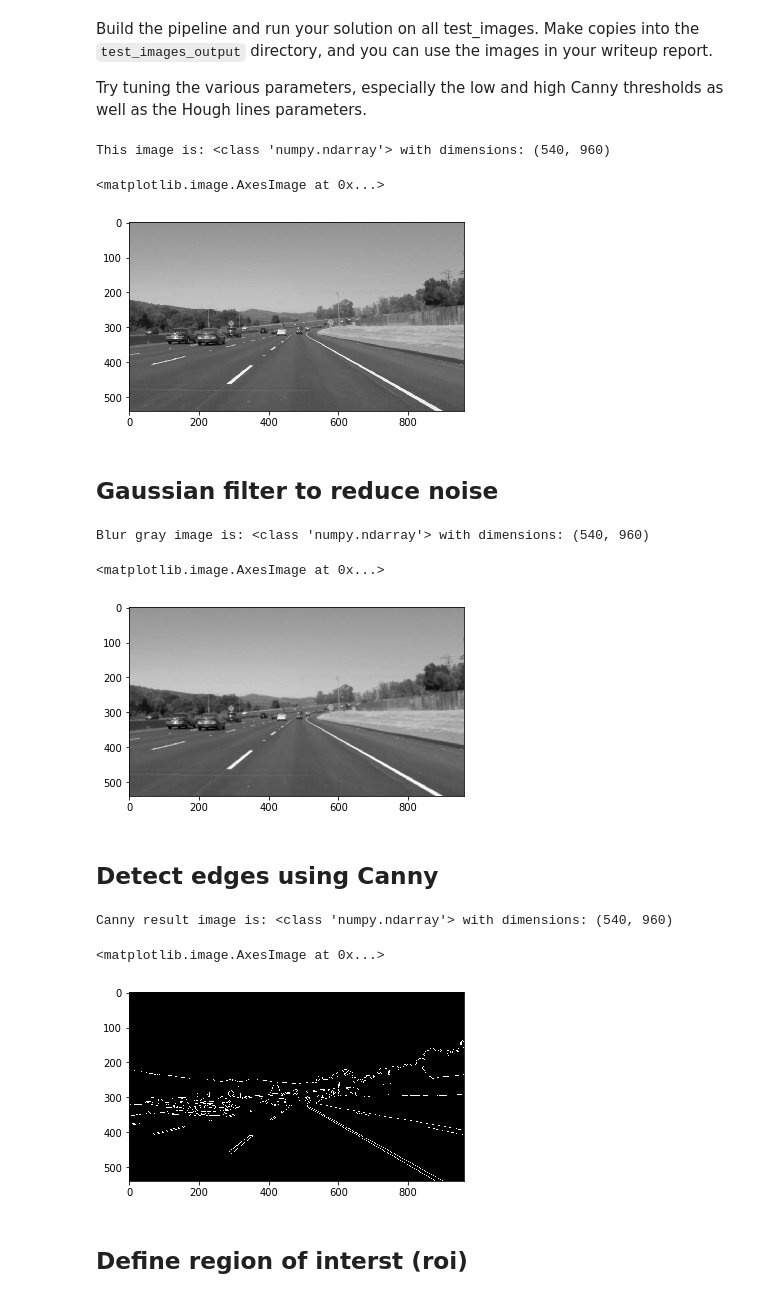
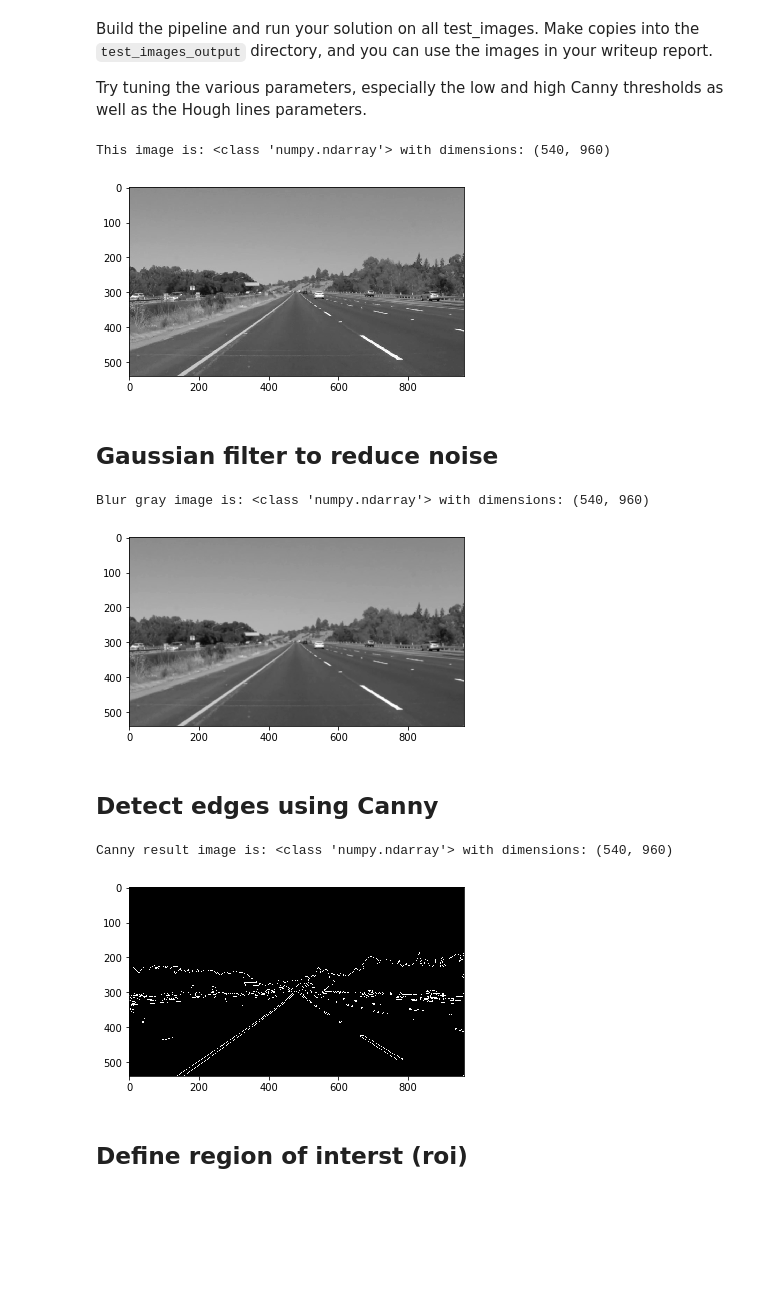
Before and after one commit to fjp/CarND-LaneLines-P1, a Jupyter notebook: P1.ipynb, the cells around one changed output. Drawn from its saved outputs; the diff is of its cells as text; code cells hidden in the pictures; blank space fills up the shorter version.

```diff
--- a/P1.ipynb
+++ b/P1.ipynb
@@ -51,7 +51,7 @@ import cv2
 ## Read in an Image
 # %%
 #reading in an image
-image = mpimg.imread('test_images/solidWhiteRight.jpg')
+image = mpimg.imread('test_images/solidYellowLeft.jpg')
 
 #printing out some stats and plotting
 print('This image is:', type(image), 'with dimensions:', image.shape)
@@ -245,17 +261,19 @@ Try tuning the various parameters, especially the low and high Canny thresholds
 # %%
 # TODO: Build your pipeline that will draw lane lines on the test_images
 # then save them to the test_images directory.
 
 # Read in and grayscale the image
-image = mpimg.imread('test_images/solidWhiteCurve.jpg')
+#image = mpimg.imread('test_images/solidWhiteCurve.jpg')
+image = mpimg.imread('test_images/solidYellowLeft.jpg')
+
 gray = grayscale(image)
 
 print('This image is:', type(gray), 'with dimensions:', gray.shape)
 plt.imshow(gray, cmap='gray')
+plt.savefig('test_images_output/gray.jpg')
 # %% [output]
 This image is: <class 'numpy.ndarray'> with dimensions: (540, 960)
-<matplotlib.image.AxesImage at 0x...>
-[figure, old version]
+[figure, new version]
 # %% [markdown]
 ## Gaussian filter to reduce noise
 # %%
@@ -265,24 +283,24 @@ blur_gray = gaussian_blur(gray, kernel_size)
 
 print('Blur gray image is:', type(blur_gray), 'with dimensions:', gray.shape)
 plt.imshow(blur_gray, cmap='gray')
+plt.savefig('test_images_output/gauss.jpg')
 # %% [output]
 Blur gray image is: <class 'numpy.ndarray'> with dimensions: (540, 960)
-<matplotlib.image.AxesImage at 0x...>
-[figure, old version]
+[figure, new version]
 # %% [markdown]
 ## Detect edges using Canny
 # %%
 # Define our parameters for Canny and apply
-low_threshold = 50
-high_threshold = 150
+low_threshold = 50 # 50
+high_threshold = 150 # 150
 edges = canny(blur_gray, low_threshold, high_threshold)
 
 print('Canny result image is:', type(blur_gray), 'with dimensions:', gray.shape)
-plt.imshow(edges, cmap='gray')
+plt.imshow(edges, cmap='Greys_r')
+plt.savefig('test_images_output/canny.jpg')
 # %% [output]
 Canny result image is: <class 'numpy.ndarray'> with dimensions: (540, 960)
-<matplotlib.image.AxesImage at 0x...>
-[figure, old version]
+[figure, new version]
 # %% [markdown]
 ## Define region of interst (roi)
 # %%
```
Also changed, not shown: parts of 11 cells of this notebook, 13 other files.
